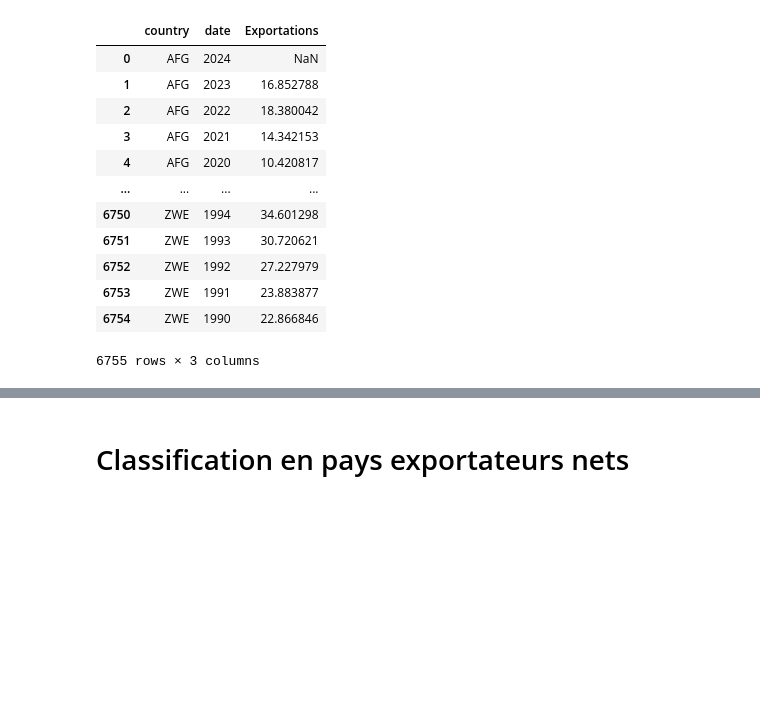
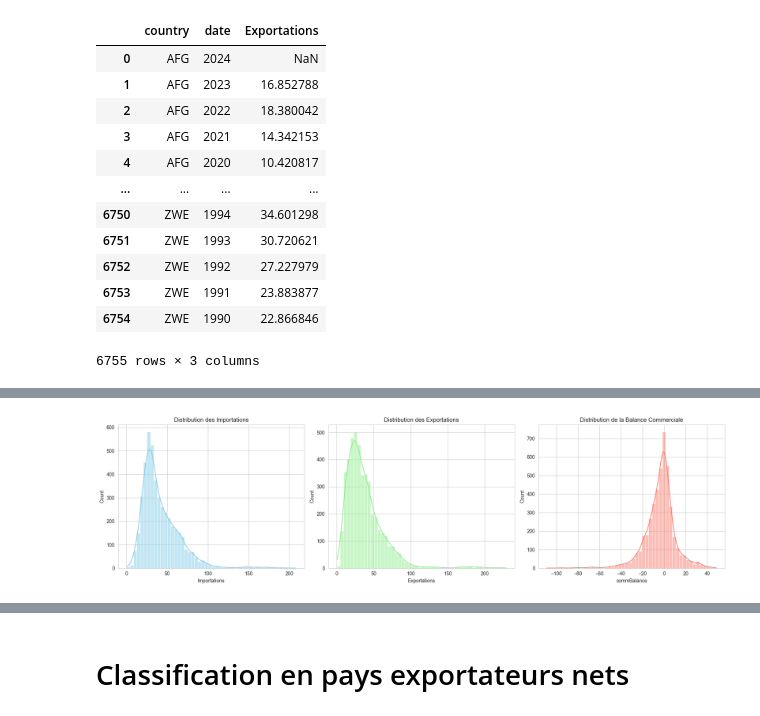
Before and after one commit to nile2304/Data-Science-Project-ENSAE, a Jupyter notebook: main.ipynb, the cells around one changed output, grey strips where cells are left out. Drawn from its saved outputs; the diff is of its cells as text; code cells hidden in the pictures; blank space fills up the shorter version.

```diff
--- a/main.ipynb
+++ b/main.ipynb
@@ -728,0 +816,17 @@ trade_analyzer.trade_data
+# %%
+# Histogrammes des importations, exportations et balances commerciales
+fig, axes = plt.subplots(1, 3, figsize=(18,5))
+
+sns.histplot(trade_data['Importations'], bins=50, ax=axes[0], kde=True, color='skyblue')
+axes[0].set_title("Distribution des Importations")
+
+sns.histplot(trade_data['Exportations'], bins=50, ax=axes[1], kde=True, color='lightgreen')
+axes[1].set_title("Distribution des Exportations")
+
+sns.histplot(trade_data['commBalance'], bins=50, ax=axes[2], kde=True, color='salmon')
+axes[2].set_title("Distribution de la Balance Commerciale")
+
+plt.tight_layout()
+plt.show()
+# %% [output]
+[figure, added]
```
Also changed, not shown: parts of 48 cells of this notebook.
